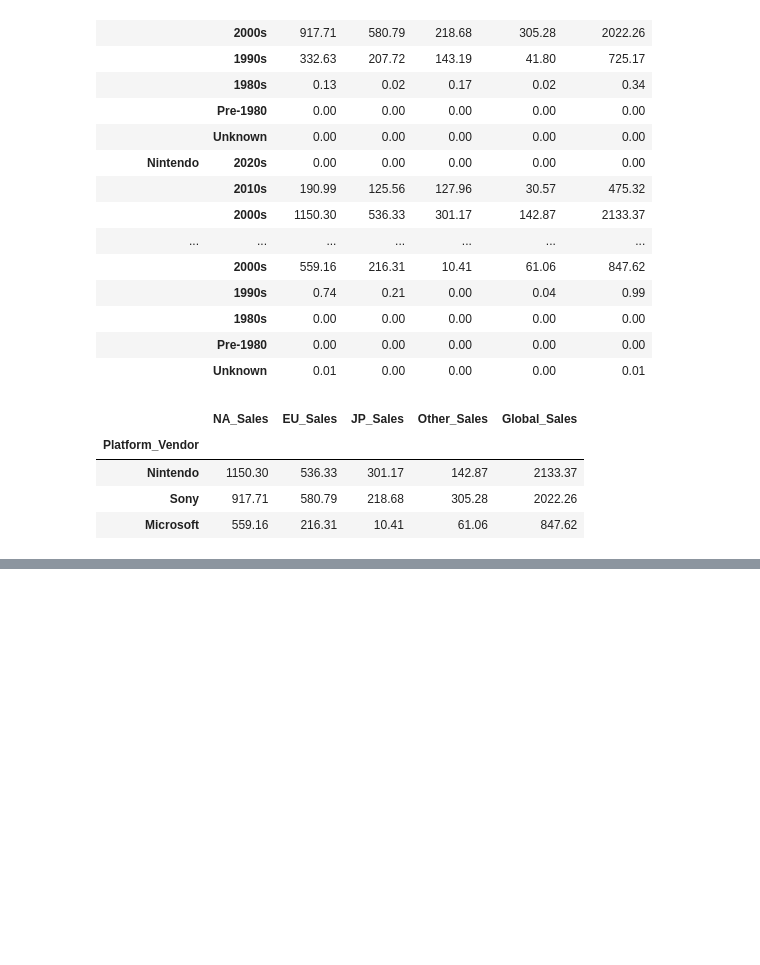
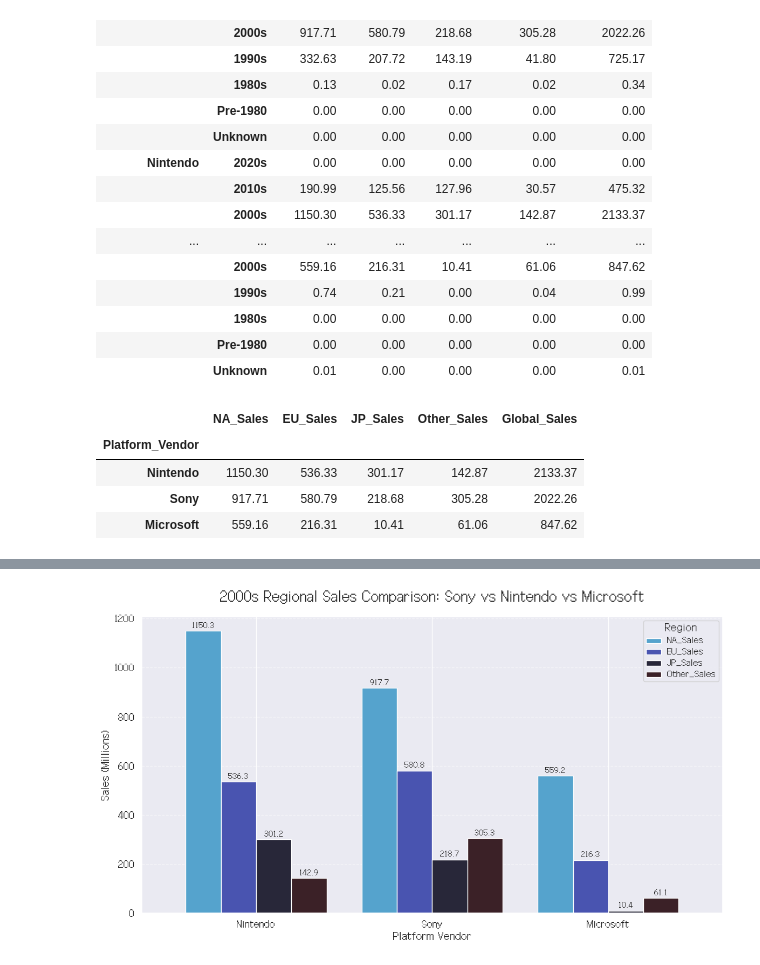
Before and after one commit to koreanraichu/Python, a Jupyter notebook: Jupyter file/Project/Kaggle EDA/99_video games.ipynb, the cells around one changed output, grey strips where cells are left out. Drawn from its saved outputs; the diff is of its cells as text; code cells hidden in the pictures; blank space fills up the shorter version.

```diff
--- a/Jupyter file/Project/Kaggle EDA/99_video games.ipynb
+++ b/Jupyter file/Project/Kaggle EDA/99_video games.ipynb
@@ -680,0 +690,34 @@ plt.show()
+# %%
+import matplotlib.pyplot as plt
+import seaborn as sns
+
+# 1. 그래프용 데이터 준비 (Global 제외)
+plot_df = df_2000s_region[['NA_Sales', 'EU_Sales', 'JP_Sales', 'Other_Sales']]
+
+# 2. 그래프 그리기
+# 'stacked=False'가 핵심입니다 (기본값이 False라 생략 가능)
+ax = plot_df.plot(kind='bar',
+                    figsize=(12, 7),
+                    width=0.8,      # 막대 두께 조절
+                    rot=0)          # x축 이름(Nintendo 등) 똑바로
+
+# 3. 디테일 설정
+plt.title('2000s Regional Sales Comparison: Sony vs Nintendo vs Microsoft', fontsize=16, pad=20)
+plt.ylabel('Sales (Millions)', fontsize=12)
+plt.xlabel('Platform Vendor', fontsize=12)
+plt.legend(title='Region', fontsize=10)
+plt.grid(axis='y', linestyle='--', alpha=0.5)
+
+# 막대 위에 수치 표시 (가독성 업그레이드)
+for p in ax.patches:
+    ax.annotate(f'{p.get_height():.1f}',
+                (p.get_x() + p.get_width() / 2., p.get_height()),
+                ha = 'center', va = 'center',
+                xytext = (0, 7),
+                textcoords = 'offset points',
+                fontsize=9)
+
+plt.tight_layout()
+plt.show()
+# %% [output]
+[figure, added]
```
Also changed, not shown: parts of 20 cells of this notebook.
